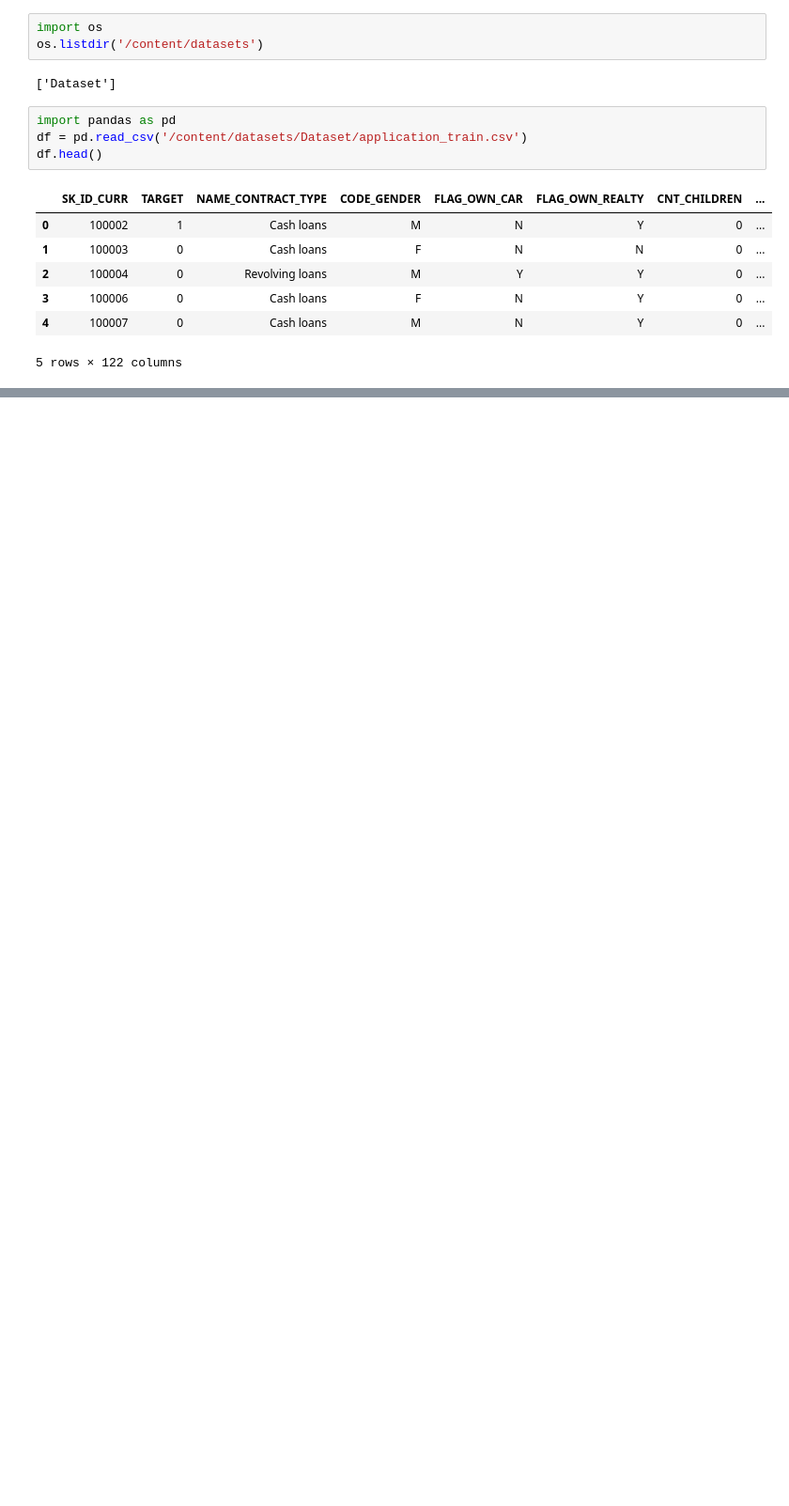
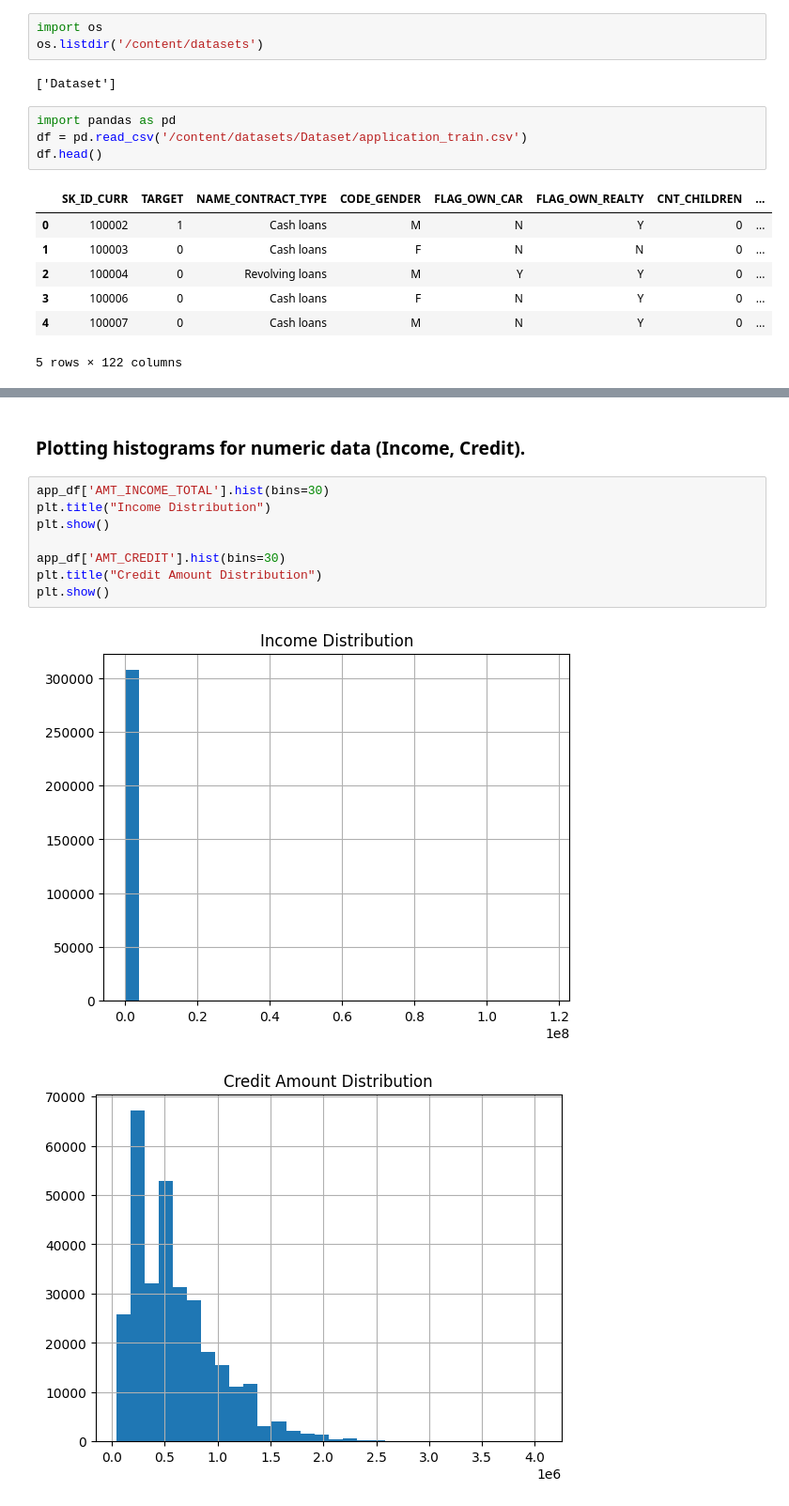
Before and after one commit to nandhakumar-v-19/Home-Loan-Default-Risk-Management, a Jupyter notebook: Home_Loan_Default_Risk_Management.ipynb, the cells around one changed output, grey strips where cells are left out. Shown at 94% size. Drawn from its saved outputs; the diff is of its cells as text; blank space fills up the shorter version.

```diff
--- a/Home_Loan_Default_Risk_Management.ipynb
+++ b/Home_Loan_Default_Risk_Management.ipynb
@@ -64,0 +375,13 @@ Reinitialized existing Git repository in /content/.git/
+# %% [markdown]
+### **Plotting histograms for numeric data (Income, Credit).**
+# %%
+app_df['AMT_INCOME_TOTAL'].hist(bins=30)
+plt.title("Income Distribution")
+plt.show()
+
+app_df['AMT_CREDIT'].hist(bins=30)
+plt.title("Credit Amount Distribution")
+plt.show()
+# %% [output]
+[figure, added]
+[figure, added]
```
Also changed, not shown: parts of 41 cells of this notebook.
